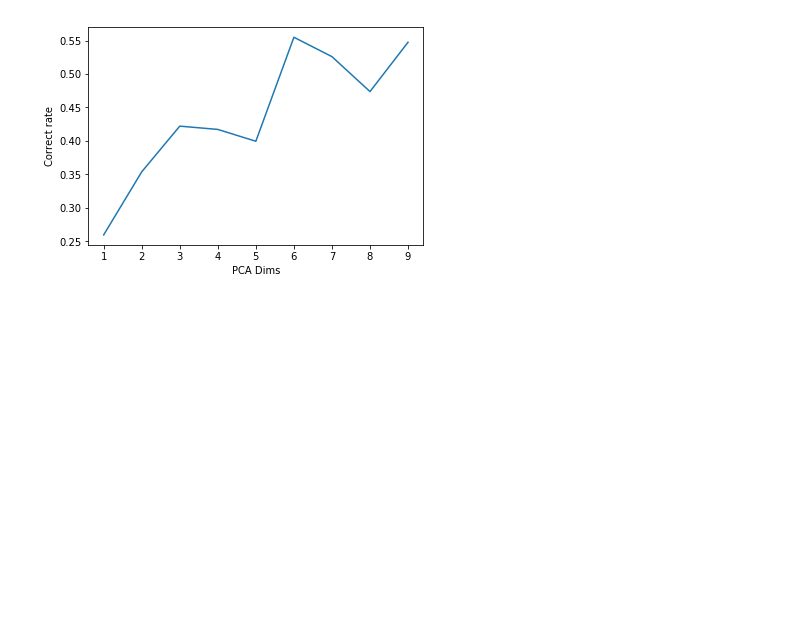
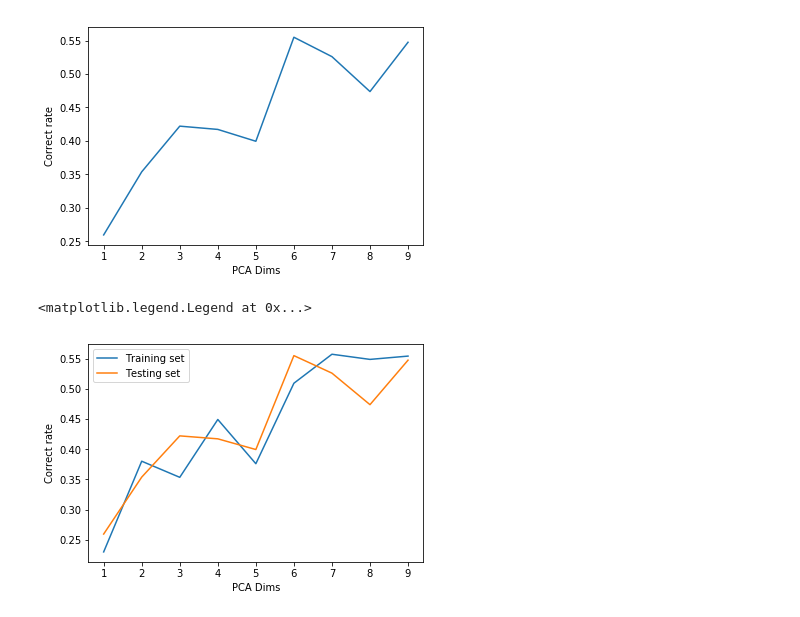
Before and after one commit to mvrajesh1/ML_final, a Jupyter notebook: ML_EM_PCA_ndims.ipynb, the cells around one changed output. Drawn from its saved outputs; the diff is of its cells as text; code cells hidden in the pictures; blank space fills up the shorter version.

```diff
--- a/ML_EM_PCA_ndims.ipynb
+++ b/ML_EM_PCA_ndims.ipynb
@@ -278,16 +262,16 @@ gmm_n=[]
 gmm_fit=[]
 T_under_mapping=[]
 T_prediction=[]
-prob=[]
+prob2=[]
 for i in range(0,9):
     reduced_data_pca_n.append(PCA(n_components=i+1,random_state=42).fit_transform(Xtest))
     gmm_n.append(GaussianMixture(n_components =10,random_state=42))
     gmm_fit.append(gmm_n[i].fit(reduced_data_pca_n[i]))
     T_under_mapping.append(gmm_fit[i].predict(reduced_data_pca_n[i]))
     T_prediction.append(T_mapping(T_under_mapping[i],TT))
-    prob.append(cal_prob(T_prediction[i],TT))
+    prob2.append(cal_prob(T_prediction[i],TT))
     print("PCA "+ str(i+1)+" dim")
-    print("Correct rate :" + str(prob[i]))
+    print("Correct rate :" + str(prob2[i]))
 # %% [output]
 Testing set prediction result
 PCA 1 dim
@@ -316,3 +300,14 @@ plt.ylabel("Correct rate")
 # %% [output]
 Text(0,0.5,'Correct rate')
 [figure]
+# %%
+dim = range(1,10,1)
+label = ["Training set","Testing set"]
+plt.plot(dim,prob,label = label[0])
+plt.plot(dim,prob2,label = label[1])
+plt.xlabel("PCA Dims")
+plt.ylabel("Correct rate")
+plt.legend(loc="best")
+# %% [output]
+<matplotlib.legend.Legend at 0x...>
+[figure, added]
```
Also changed, not shown: parts of 4 cells of this notebook.
